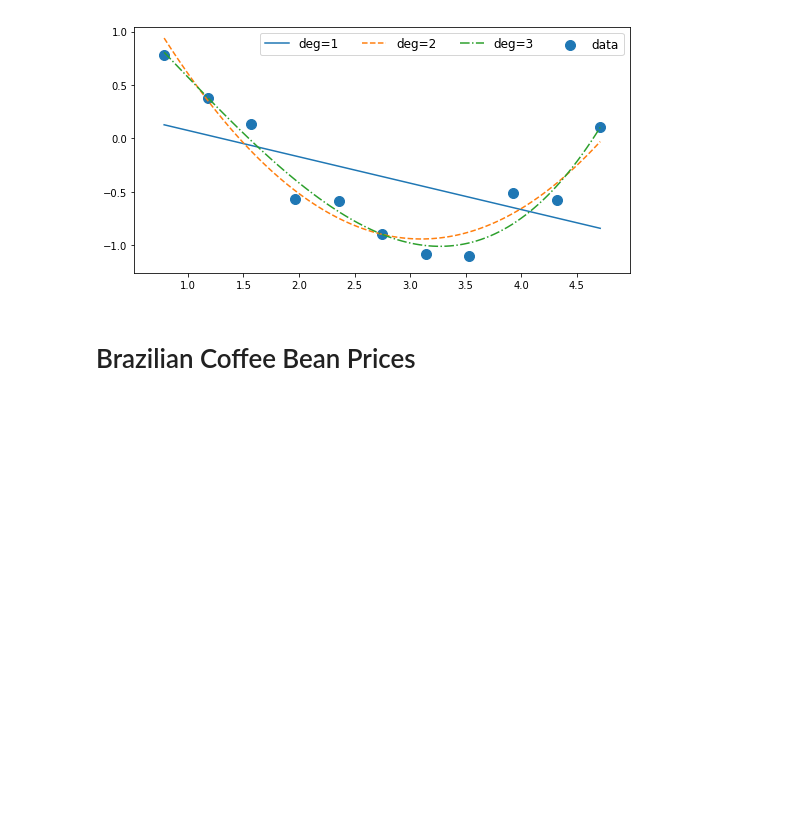
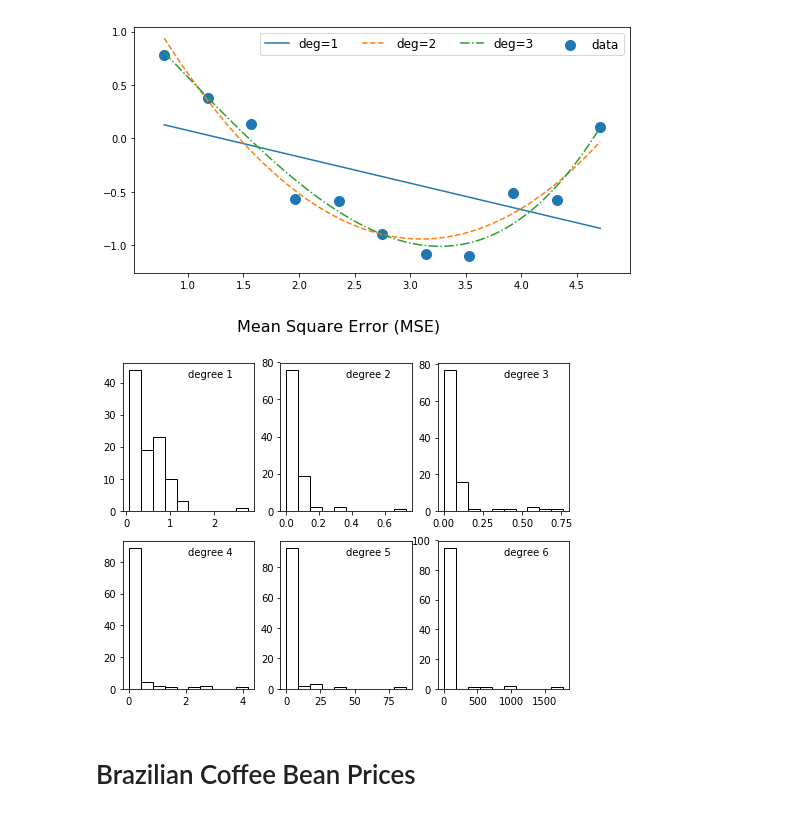
Before and after one commit to biomathman/machine-learning-in-python-book, a Jupyter notebook: notebooks/chapter-3-polynomial.ipynb, the cells around one changed output. Drawn from its saved outputs; the diff is of its cells as text; code cells hidden in the pictures; blank space fills up the shorter version.

```diff
--- a/notebooks/chapter-3-polynomial.ipynb
+++ b/notebooks/chapter-3-polynomial.ipynb
@@ -152,5 +174,17 @@ fig.savefig("toy-data-first-3-degrees-all-data-fit.pdf")
 # %% [output]
 [figure]
+# %%
+fig,ax=plt.subplots(nrows=2,ncols=3)
+fig.set_size_inches(8,6)
+fig.suptitle("Mean Square Error (MSE)",fontsize=16)
+for j in range(2):
+    for k in range(3):
+        deg = 3*j+k
+        ax[j][k].text(.5,.9,"degree "+str(deg+1), transform=ax[j][k].transAxes)
+        ax[j][k].hist(MSS_DAT[:,deg],color="white",edgecolor="black")
+fig.savefig("MSE-Poly-Toy-Histograms.pdf")
+# %% [output]
+[figure, added]
 # %% [markdown]
 # Brazilian Coffee Bean Prices
 # %%
```
Also changed, not shown: parts of 15 cells of this notebook.
